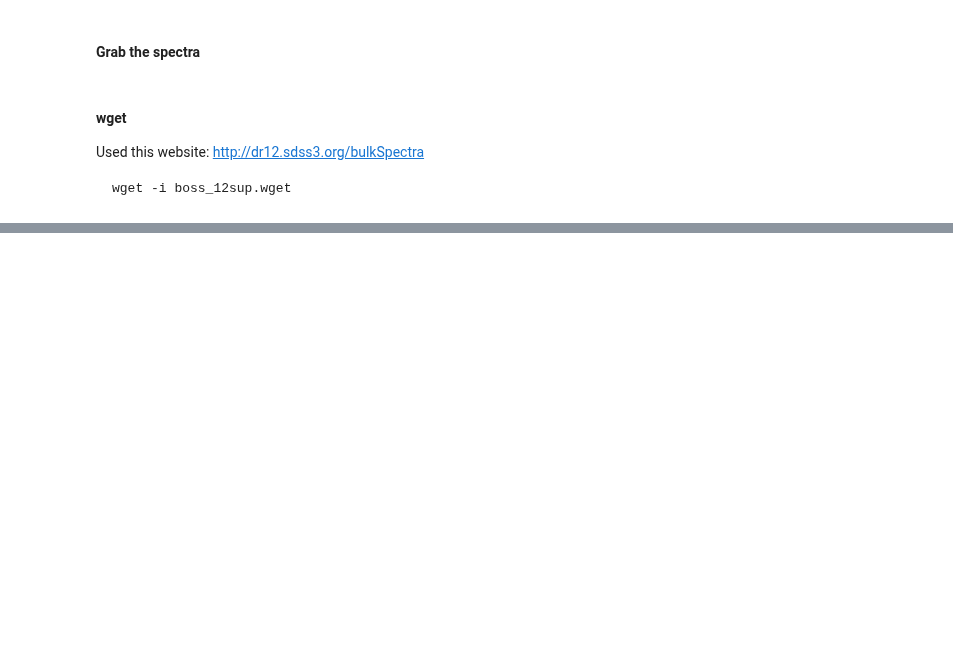
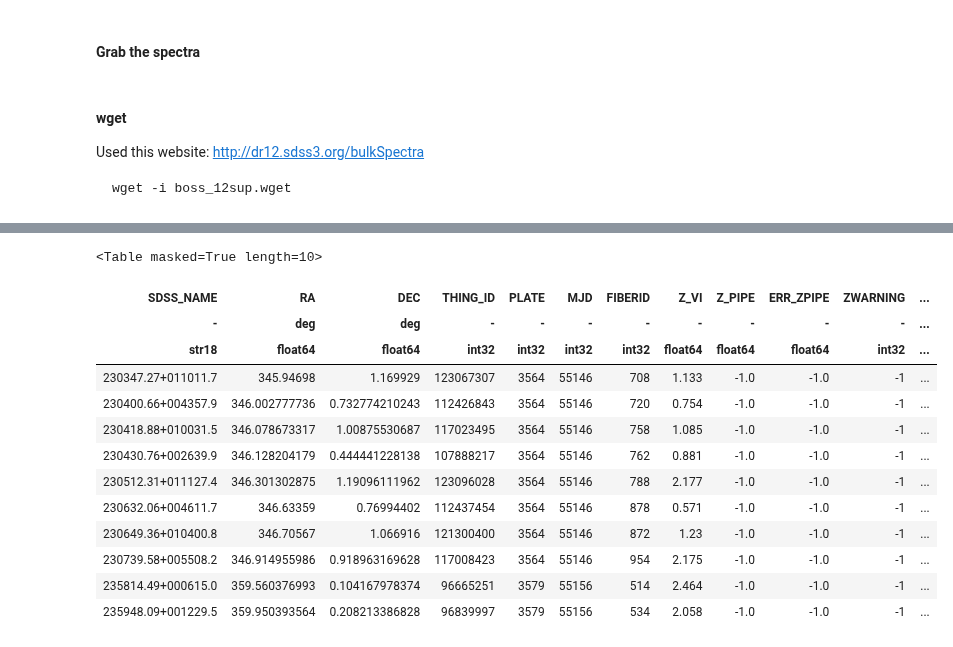
Before and after one commit to specdb/igmspec, a Jupyter notebook: docs/datasets/BOSS_DR12.ipynb, the cells around one changed output, grey strips where cells are left out. Cells and saved outputs as stored; diff of their text form; code cells hidden in the pictures; blank space fills up the shorter version.

```diff
--- a/docs/datasets/BOSS_DR12.ipynb
+++ b/docs/datasets/BOSS_DR12.ipynb
@@ -110,0 +111,3 @@ Used this website:  http://dr12.sdss3.org/bulkSpectra
+# %%
+# Read
+boss_supbad = Table.read(os.getenv('RAW_IGMSPEC')+'/BOSS/DR12Q_supbad.fits.gz')
@@ -110,0 +144,2 @@ Used this website:  http://dr12.sdss3.org/bulkSpectra
+# %%
+boss_meta = vstack([boss_dr12, boss_sup, boss_supbad], join_type='outer')
@@ -110,0 +149,17 @@ Used this website:  http://dr12.sdss3.org/bulkSpectra
+# %%
+boss_meta[-10:]
+# %% [output]
+<Table masked=True length=10>
+| SDSS_NAME | RA | DEC | THING_ID | PLATE | MJD | FIBERID | Z_VI | Z_PIPE | ERR_ZPIPE | ZWARNING | ... |
+| - | deg | deg | - | - | - | - | - | - | - | - | ... |
+| str18 | float64 | float64 | int32 | int32 | int32 | int32 | float64 | float64 | float64 | int32 | ... |
+| 230347.27+011011.7 | 345.94698 | 1.169929 | 123067307 | 3564 | 55146 | 708 | 1.133 | -1.0 | -1.0 | -1 | ... |
+| 230400.66+004357.9 | 346.002777736 | 0.732774210243 | 112426843 | 3564 | 55146 | 720 | 0.754 | -1.0 | -1.0 | -1 | ... |
+| 230418.88+010031.5 | 346.078673317 | 1.00875530687 | 117023495 | 3564 | 55146 | 758 | 1.085 | -1.0 | -1.0 | -1 | ... |
+| 230430.76+002639.9 | 346.128204179 | 0.444441228138 | 107888217 | 3564 | 55146 | 762 | 0.881 | -1.0 | -1.0 | -1 | ... |
+| 230512.31+011127.4 | 346.301302875 | 1.19096111962 | 123096028 | 3564 | 55146 | 788 | 2.177 | -1.0 | -1.0 | -1 | ... |
+| 230632.06+004611.7 | 346.63359 | 0.76994402 | 112437454 | 3564 | 55146 | 878 | 0.571 | -1.0 | -1.0 | -1 | ... |
+| 230649.36+010400.8 | 346.70567 | 1.066916 | 121300400 | 3564 | 55146 | 872 | 1.23 | -1.0 | -1.0 | -1 | ... |
+| 230739.58+005508.2 | 346.914955986 | 0.918963169628 | 117008423 | 3564 | 55146 | 954 | 2.175 | -1.0 | -1.0 | -1 | ... |
+| 235814.49+000615.0 | 359.560376993 | 0.104167978374 | 96665251 | 3579 | 55156 | 514 | 2.464 | -1.0 | -1.0 | -1 | ... |
+| 235948.09+001229.5 | 359.950393564 | 0.208213386828 | 96839997 | 3579 | 55156 | 534 | 2.058 | -1.0 | -1.0 | -1 | ... |
```
Also changed, not shown: parts of 11 cells of this notebook, 2 other files.
